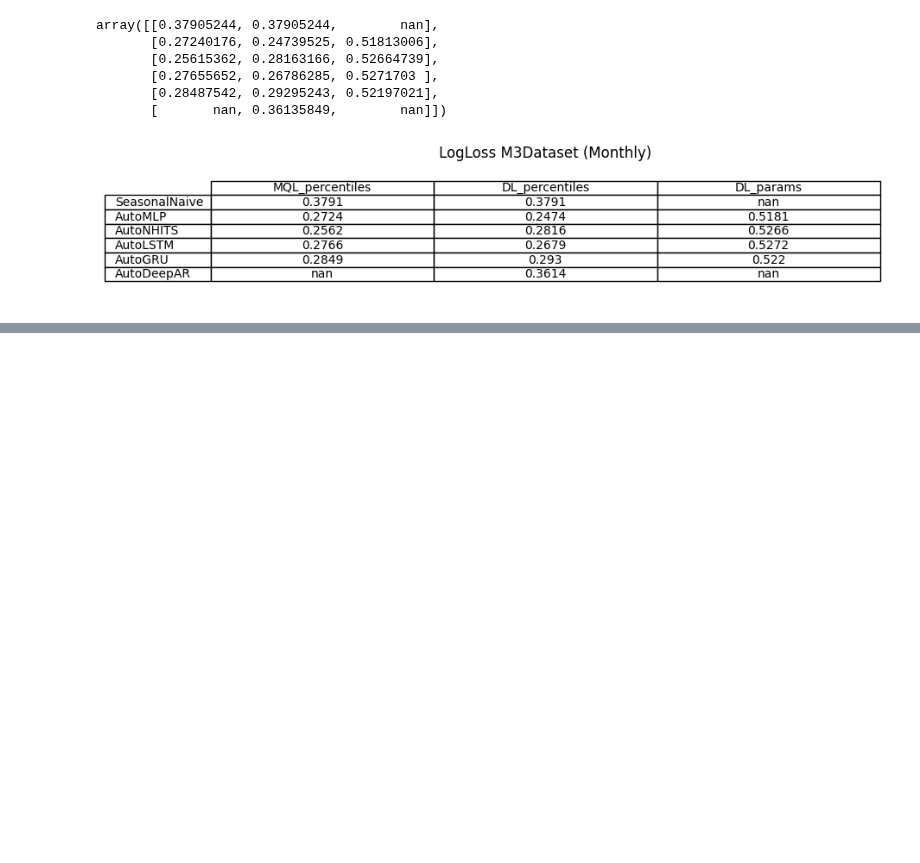
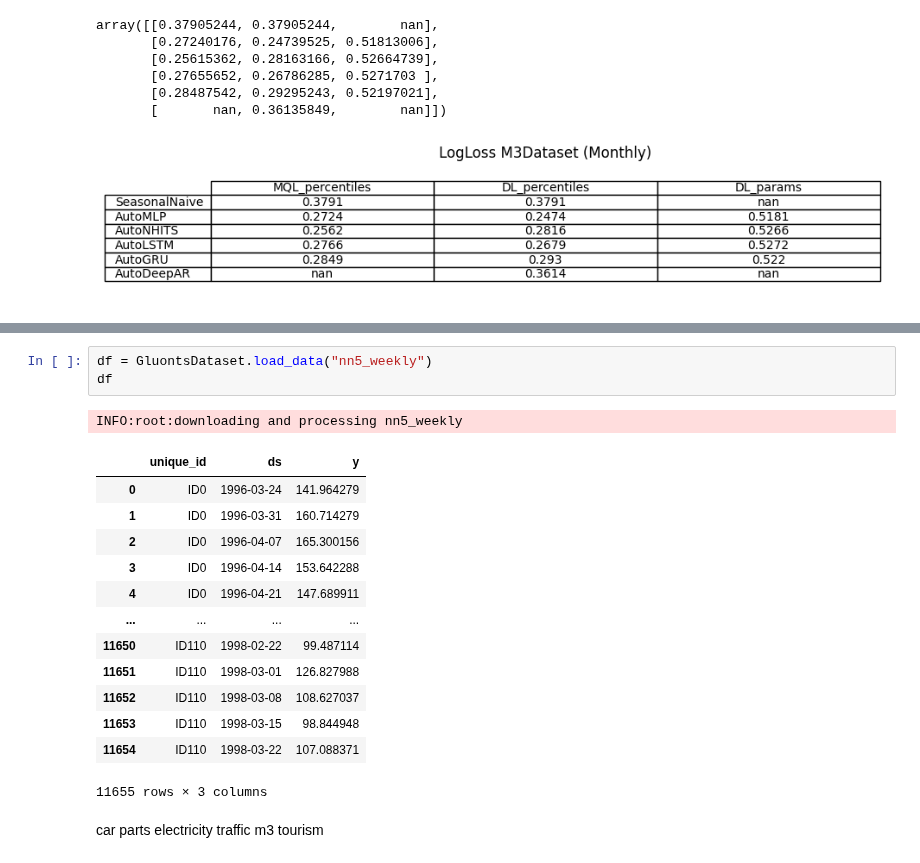
Before and after one commit to ToniCardosooo/TS-Forecast-Exceedance-Probability, a Jupyter notebook: results.ipynb, the cells around one changed output, grey strips where cells are left out. Saved outputs shown, nothing was run; the diff lists cells and outputs as text; blank space fills up the shorter version.

```diff
--- a/results.ipynb
+++ b/results.ipynb
@@ -252,3 +270,27 @@ table = ax.table(cellText=auc_df.round(4).values, colLabels=auc_df.columns, rowL
 plt.savefig("plots/logloss_global_mean.png")
 # %% [output]
 [figure]
+# %%
+df = GluontsDataset.load_data("nn5_weekly")
+df
+# %% [output]
+INFO:root:downloading and processing nn5_weekly
+|  | unique_id | ds | y |
+| 0 | ID0 | 1996-03-24 | 141.964279 |
+| 1 | ID0 | 1996-03-31 | 160.714279 |
+| 2 | ID0 | 1996-04-07 | 165.300156 |
+| 3 | ID0 | 1996-04-14 | 153.642288 |
+| 4 | ID0 | 1996-04-21 | 147.689911 |
+| ... | ... | ... | ... |
+| 11650 | ID110 | 1998-02-22 | 99.487114 |
+| 11651 | ID110 | 1998-03-01 | 126.827988 |
+| 11652 | ID110 | 1998-03-08 | 108.627037 |
+| 11653 | ID110 | 1998-03-15 | 98.844948 |
+| 11654 | ID110 | 1998-03-22 | 107.088371 |
+11655 rows × 3 columns
+# %% [markdown]
+car parts
+electricity
+traffic
+m3
+tourism
```
Also changed, not shown: parts of 4 cells of this notebook, 4 other files.
